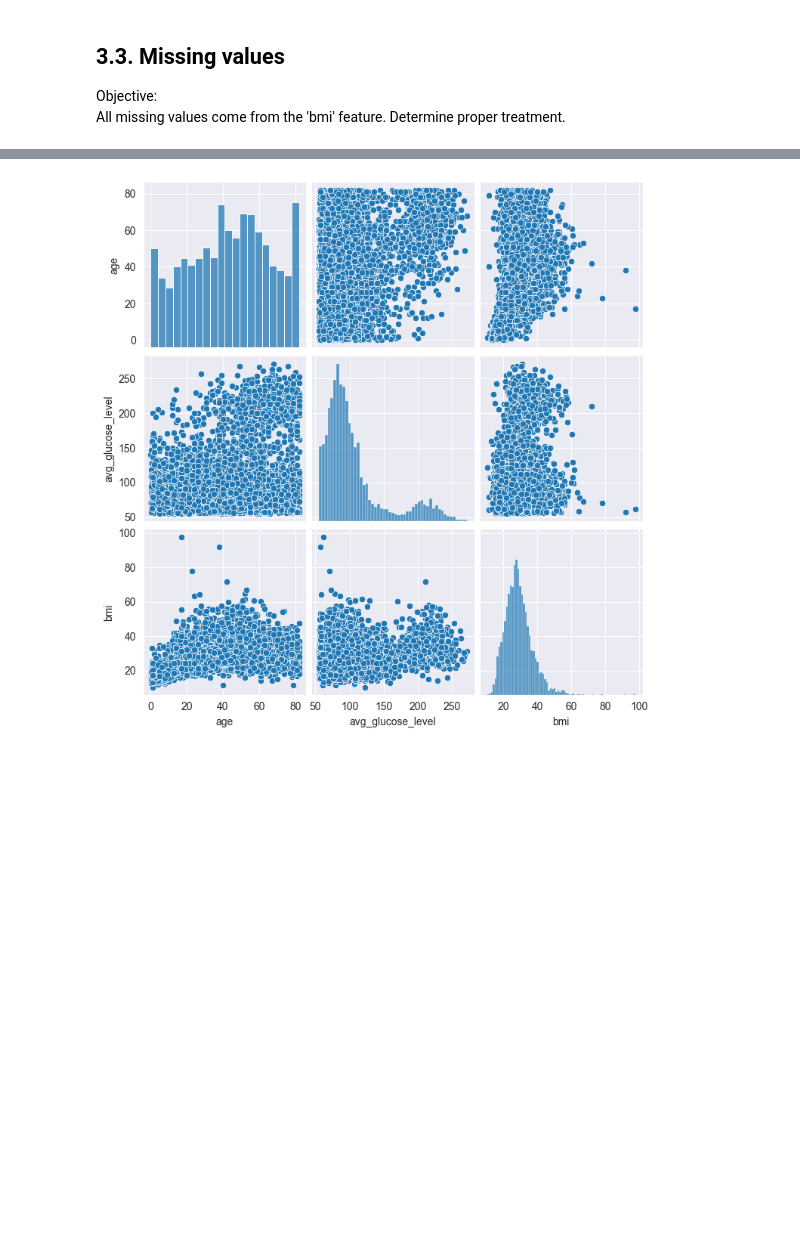
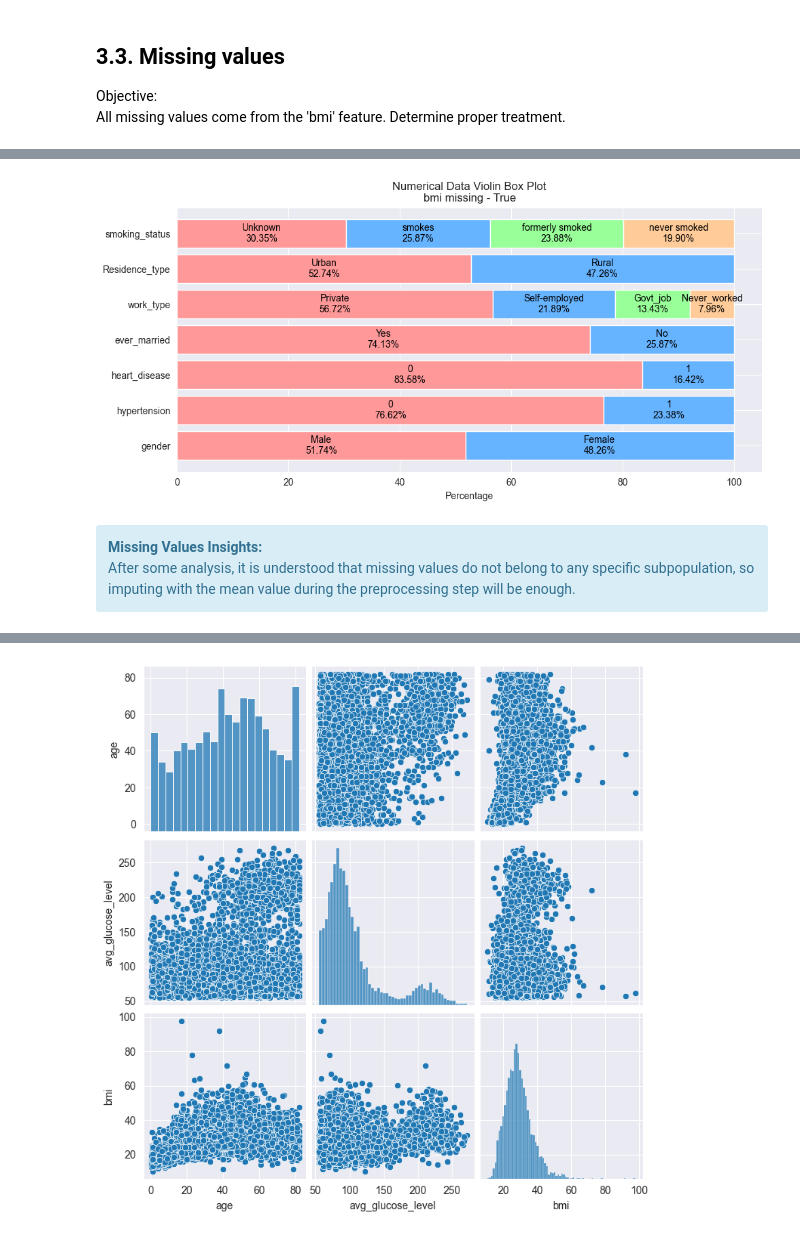
Before and after one commit to CelineChiLamNg/healthcare-stroke-prediction, a Jupyter notebook: stroke_prediction.ipynb, the cells around one changed output, grey strips where cells are left out. Cells and saved outputs as stored; diff of their text form; code cells hidden in the pictures; blank space fills up the shorter version.

```diff
--- a/stroke_prediction.ipynb
+++ b/stroke_prediction.ipynb
@@ -577,0 +566,19 @@ violin_boxplot(data=stroke_data[stroke_data.bmi.isnull()],
+# %%
+stacked_horizontal_feature_distribution(data=stroke_data[stroke_data.bmi.isnull()],
+                                        columns=categorical_columns,
+                                        title='Numerical Data Violin Box'
+                                              'Plot\nbmi missing - True')
+# %% [output]
+[figure, added]
+# %%
+HTML('''
+<div class="alert alert-block alert-info">
+    <b>Missing Values Insights:</b><br>
+    After some analysis, it is understood that missing values do not belong
+    to any specific subpopulation, so imputing with the mean value during
+    the preprocessing step will be enough.
+</div>
+''')
+# %% [output]
+Missing Values Insights:
+After some analysis, it is understood that missing values do not belong to any specific subpopulation, so imputing with the mean value during the preprocessing step will be enough.
```
Also changed, not shown: parts of 14 cells of this notebook.
